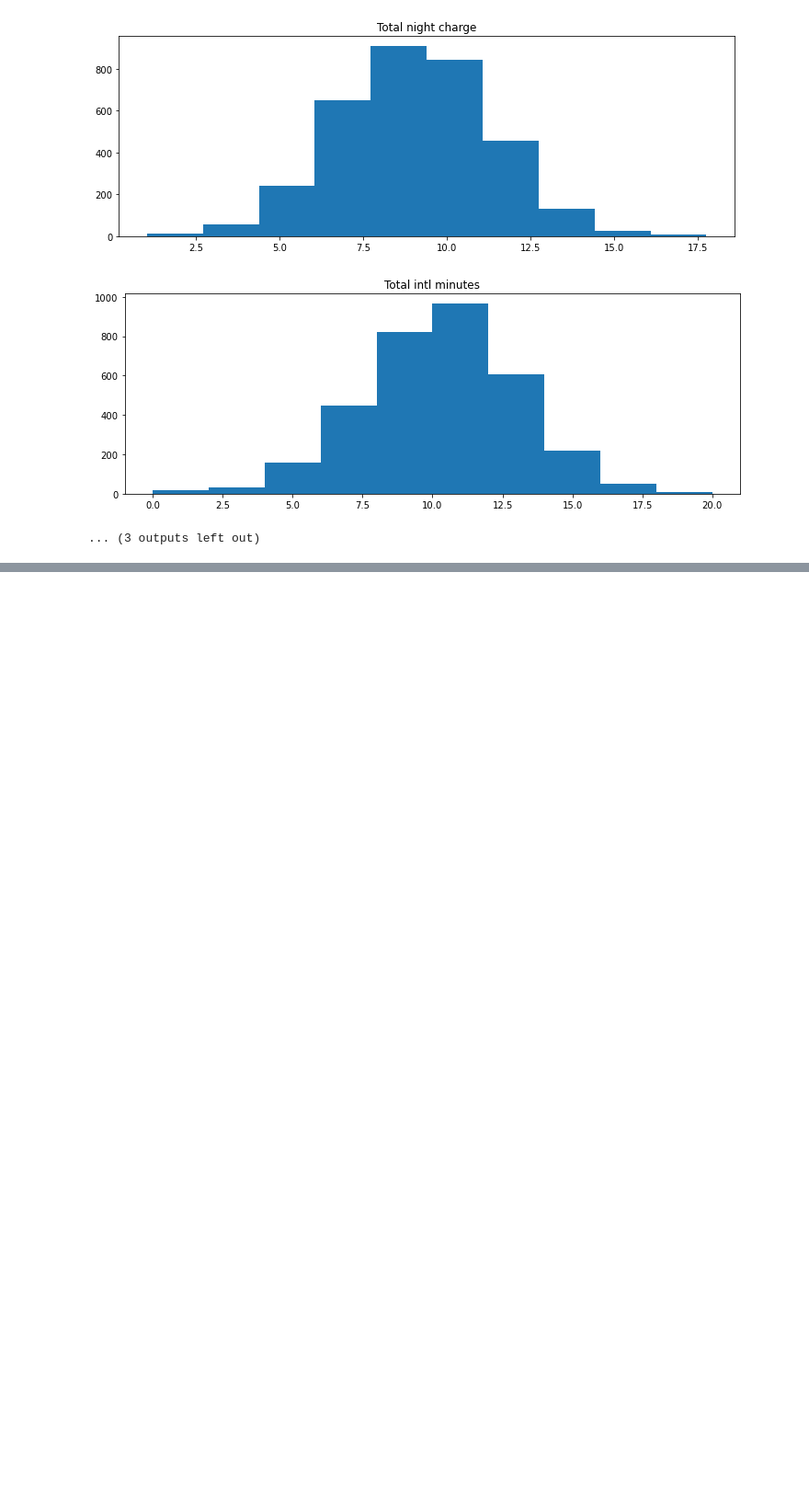
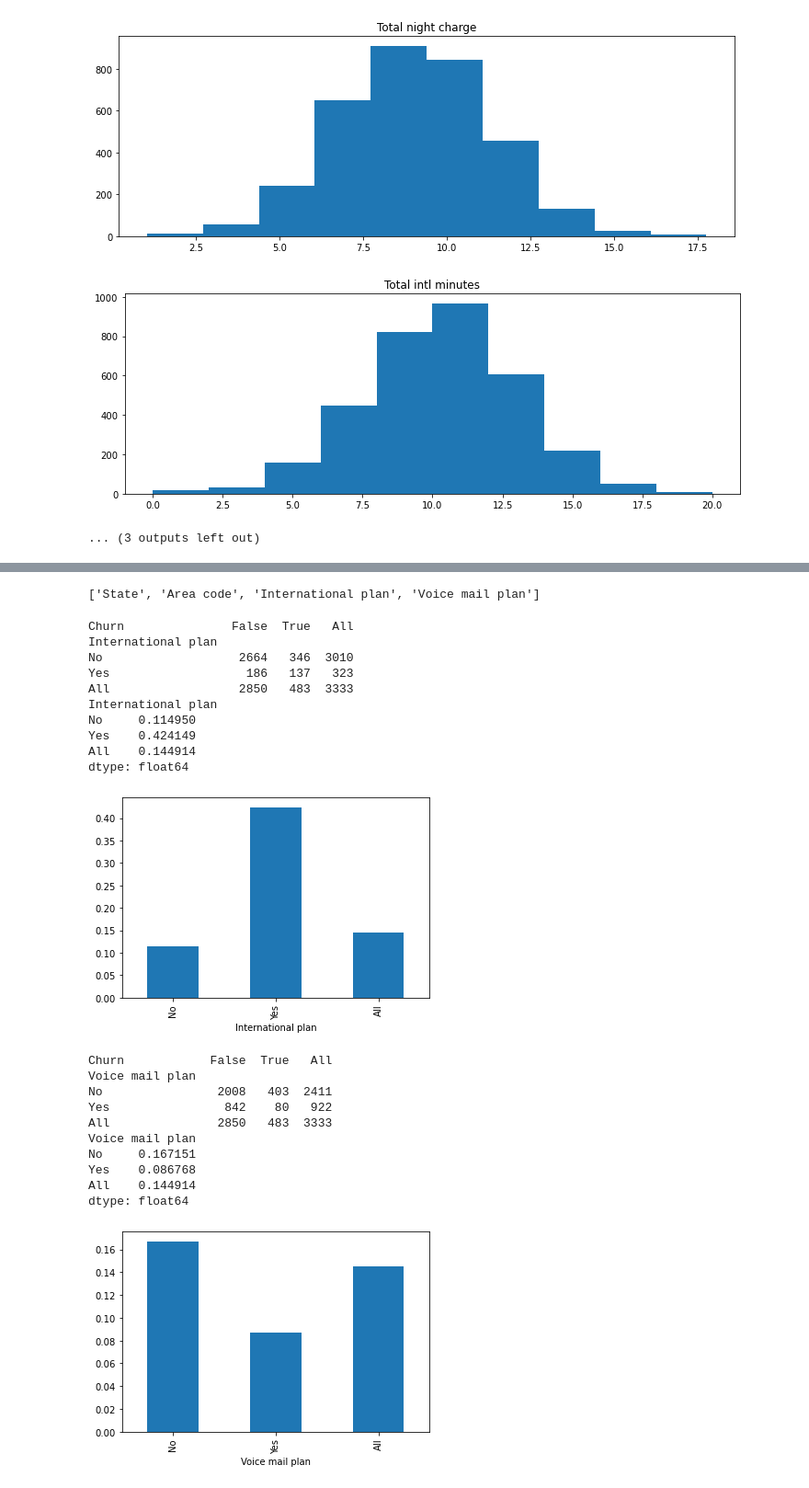
Before and after one commit to anshupandey/BootUP_maxis_data_science_level_2, a Jupyter notebook: Applied Statistics Day 4 - Case Study.ipynb, the cells around one changed output, grey strips where cells are left out. Shown: that part at 92% size. Drawn from its saved outputs; the diff is of its cells as text; code cells hidden in the pictures; blank space fills up the shorter version.

```diff
--- a/Applied Statistics Day 4 - Case Study.ipynb
+++ b/Applied Statistics Day 4 - Case Study.ipynb
@@ -285,0 +408,36 @@ for col in nums:
+# %%
+cats
+# %% [output]
+['State', 'Area code', 'International plan', 'Voice mail plan']
+# %%
+cats=['International plan', 'Voice mail plan']
+for col in cats:
+    pivot = pd.crosstab(df[col],df['Churn'],margins=True)
+    print(pivot)
+    ratio = pivot[True]/pivot['All']
+    print(ratio)
+    ratio.plot(kind='bar')
+    plt.show()
+# %% [output]
+Churn               False  True   All
+International plan
+No                   2664   346  3010
+Yes                   186   137   323
+All                  2850   483  3333
+International plan
+No     0.114950
+Yes    0.424149
+All    0.144914
+dtype: float64
+[figure, added]
+Churn            False  True   All
+Voice mail plan
+No                2008   403  2411
+Yes                842    80   922
+All               2850   483  3333
+Voice mail plan
+No     0.167151
+Yes    0.086768
+All    0.144914
+dtype: float64
+[figure, added]
```
Also changed, not shown: parts of 21 cells of this notebook.
